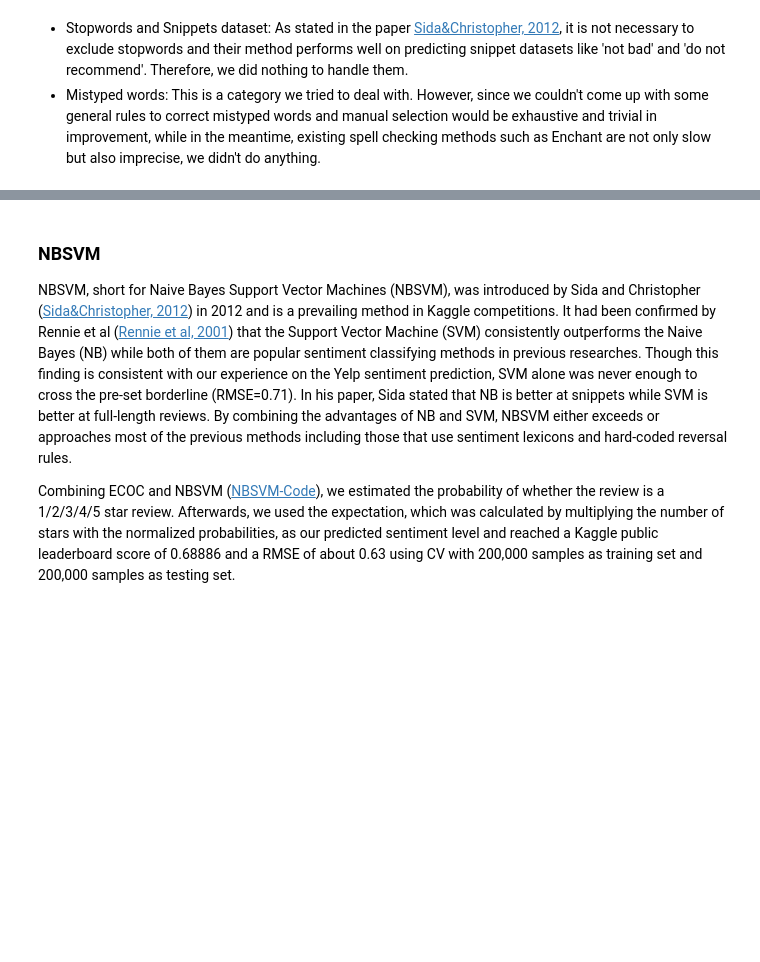
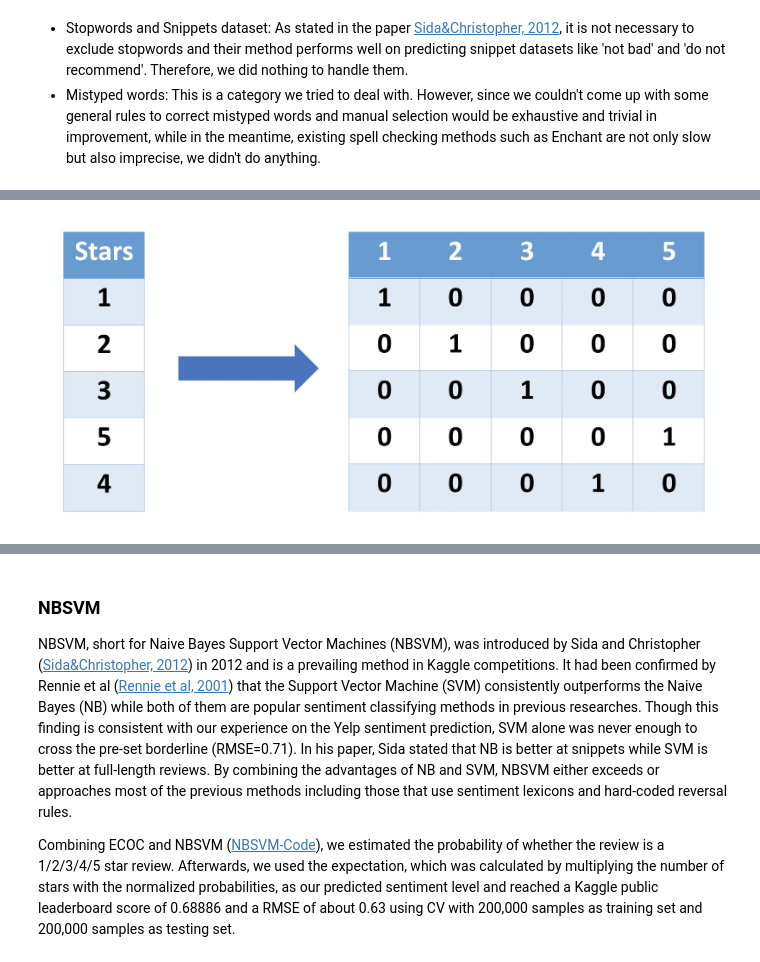
Before and after one commit to chilli0i0/628Groupwork2-1, a Jupyter notebook: Jupyter/Group 6 Module 2_ Draft Version.ipynb, the cells around one changed output, grey strips where cells are left out. Saved outputs shown, nothing was run; the diff lists cells and outputs as text; code cells hidden in the pictures; blank space fills up the shorter version.

```diff
--- a/Jupyter/Group 6 Module 2_ Draft Version.ipynb
+++ b/Jupyter/Group 6 Module 2_ Draft Version.ipynb
@@ -59,0 +57,4 @@ Of course, Dietterich also pointed out that ECOC comes with some additional cost
+# %%
+Image("../Plots/ECOC_example.jpg",width=700, height=500)
+# %% [output]
+[figure, added]
```
Also changed, not shown: parts of 13 cells of this notebook, 1 other file.
